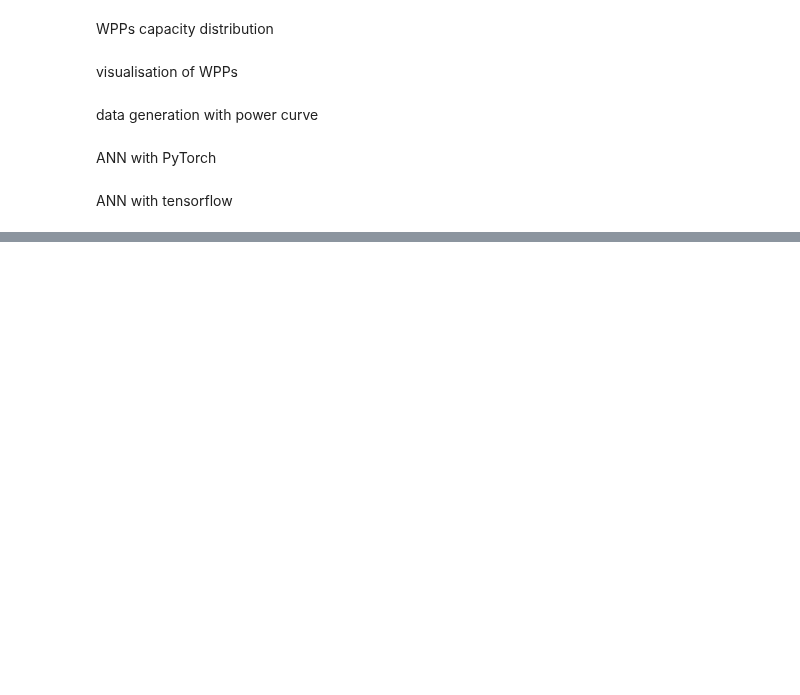
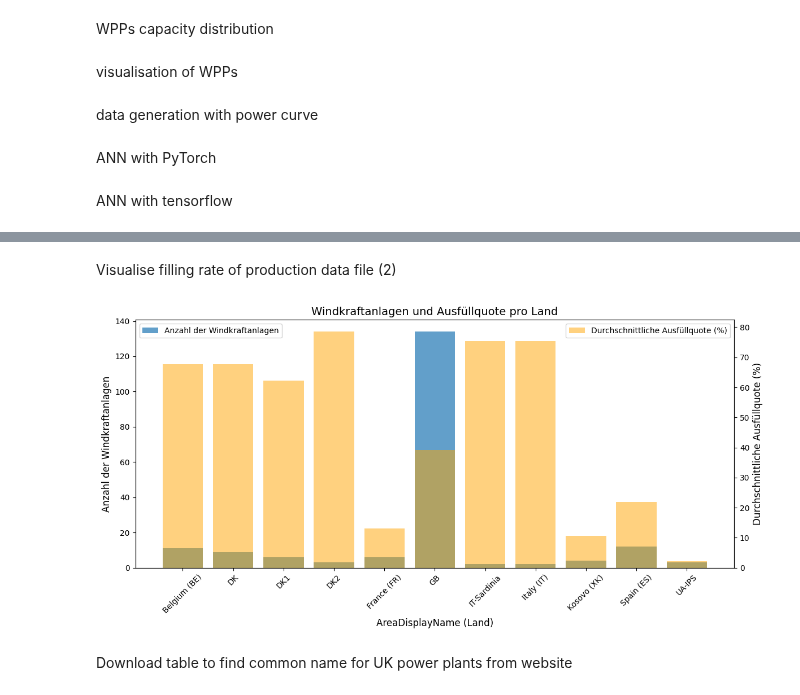
Before and after one commit to el-gif/Webapp, a Jupyter notebook: Data.ipynb, the cells around one changed output, grey strips where cells are left out. Cells and saved outputs as stored; diff of their text form; code cells hidden in the pictures; blank space fills up the shorter version.

```diff
--- a/Data.ipynb
+++ b/Data.ipynb
@@ -499,0 +704,60 @@ predictions = model.predict(X_test_scaled)
+# %% [markdown]
+Visualise filling rate of production data file (2)
+# %%
+import pandas as pd
+import matplotlib.pyplot as plt
+import numpy as np
+
+# Datei laden
+file_path = r"C:\Users\alexa\Documents\Webapp\data\production_history\processed\production_summary_all.xlsx"
+df = pd.read_excel(file_path)
+
+# Liste der Monatskolumnen
+month_columns = [col for col in df.columns if col.startswith("20")]
+
+# Anzahl der Windkraftanlagen pro AreaDisplayName (Land)
+windfarm_count = df.groupby("AreaDisplayName").size()
+
+# Durchschnittliche Ausfüllquote pro Land
+fill_rates = df[month_columns].notna().mean(axis=1)  # Berechne pro Windkraftanlage
+average_fill_rate_per_country = df.groupby("AreaDisplayName")[month_columns].apply(
+    lambda x: x.notna().mean(axis=1).mean()
+)
+
+# Plot erstellen
+fig, ax1 = plt.subplots(figsize=(12, 6))
+
+# Linke y-Achse: Anzahl der Windkraftanlagen
+ax1.bar(
+    windfarm_count.index,
+    windfarm_count.values,
+    label="Anzahl der Windkraftanlagen",
+    alpha=0.7
+)
+ax1.set_ylabel("Anzahl der Windkraftanlagen", fontsize=12)
+ax1.set_xlabel("AreaDisplayName (Land)", fontsize=12)
+ax1.tick_params(axis="x", rotation=45)
+ax1.legend(loc="upper left")
+
+# Rechte y-Achse: Durchschnittliche Ausfüllquote
+ax2 = ax1.twinx()
+ax2.bar(
+    average_fill_rate_per_country.index,
+    average_fill_rate_per_country.values * 100,  # Prozentualer Wert
+    label="Durchschnittliche Ausfüllquote (%)",
+    alpha=0.5,
+    color="orange"
+)
+ax2.set_ylabel("Durchschnittliche Ausfüllquote (%)", fontsize=12)
+ax2.legend(loc="upper right")
+
+# Titel und Layout
+plt.title("Windkraftanlagen und Ausfüllquote pro Land", fontsize=14)
+plt.tight_layout()
+
+# Plot anzeigen
+plt.show()
+# %% [output]
+[figure, added]
+# %% [markdown]
+Download table to find common name for UK power plants from website
```
Also changed, not shown: parts of 12 cells of this notebook, 12 other files.
